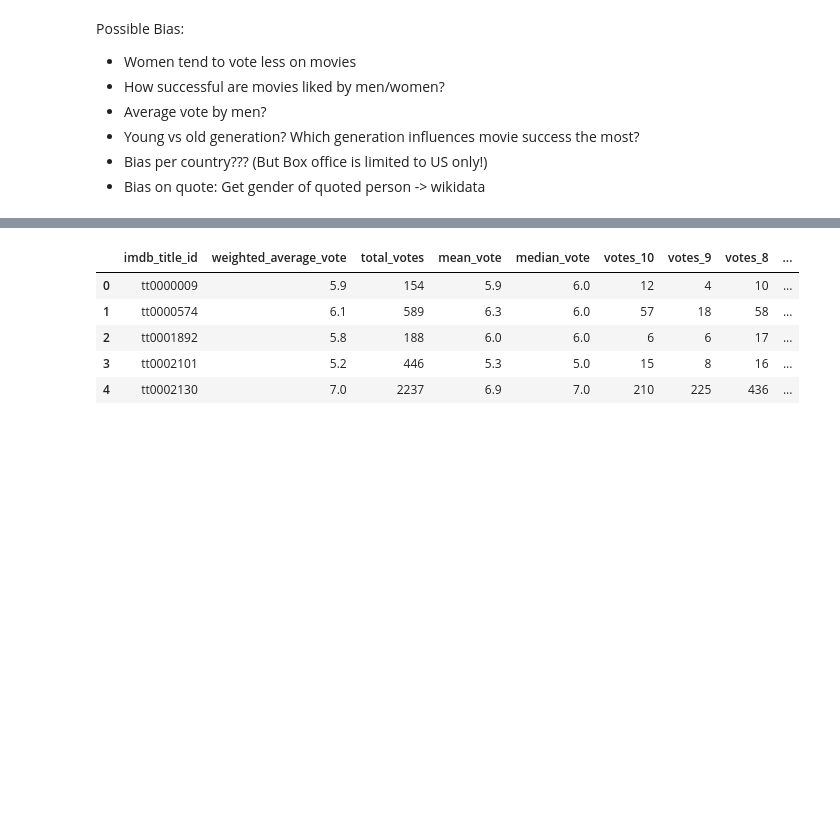
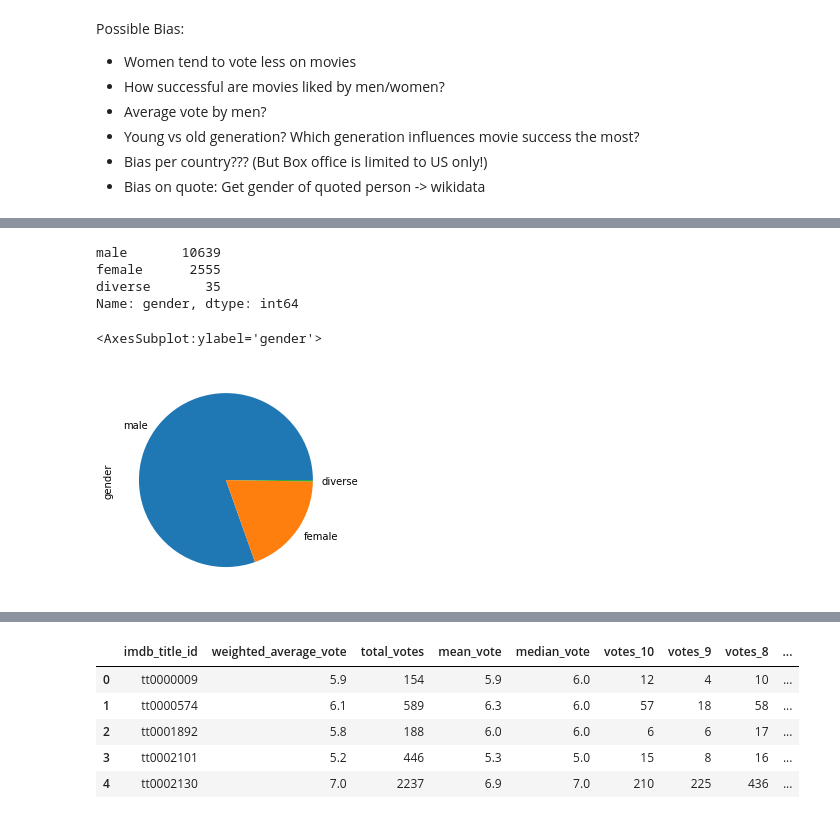
Before and after one commit to epfl-ada/ada-2021-project-f-jab, a Jupyter notebook: RQ4.ipynb, the cells around one changed output, grey strips where cells are left out. Drawn from its saved outputs; the diff is of its cells as text; code cells hidden in the pictures; blank space fills up the shorter version.

```diff
--- a/RQ4.ipynb
+++ b/RQ4.ipynb
@@ -21,0 +206,12 @@ import statsmodels.formula.api as smf
+# %%
+df_quotes.drop_duplicates('shared_ID')['gender'].value_counts()
+# %% [output]
+male       10639
+female      2555
+diverse       35
+Name: gender, dtype: int64
+# %%
+df_quotes.drop_duplicates('shared_ID')['gender'].value_counts().plot.pie()
+# %% [output]
+<AxesSubplot:ylabel='gender'>
+[figure, added]
```
Also changed, not shown: parts of 123 cells of this notebook, 36 other files.
